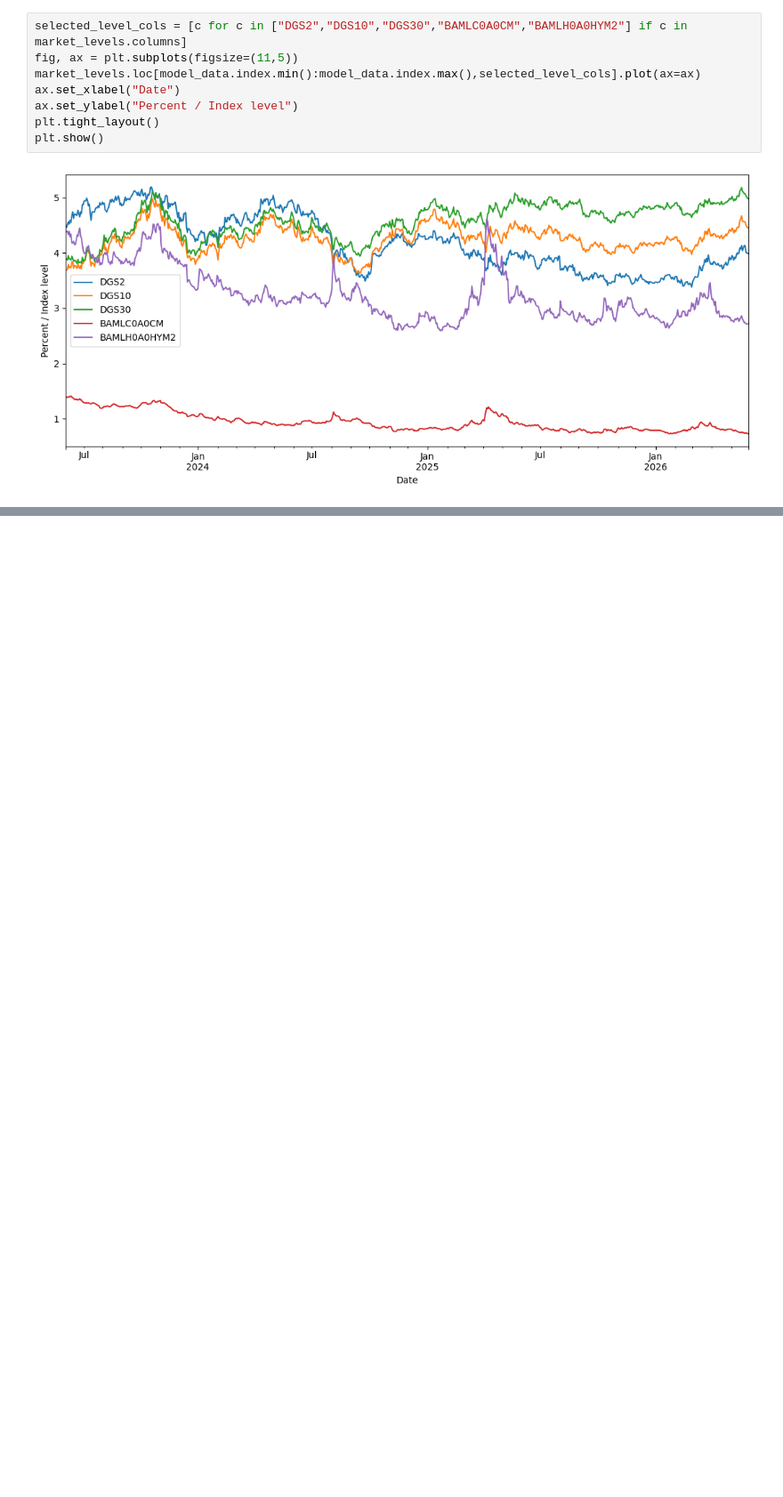
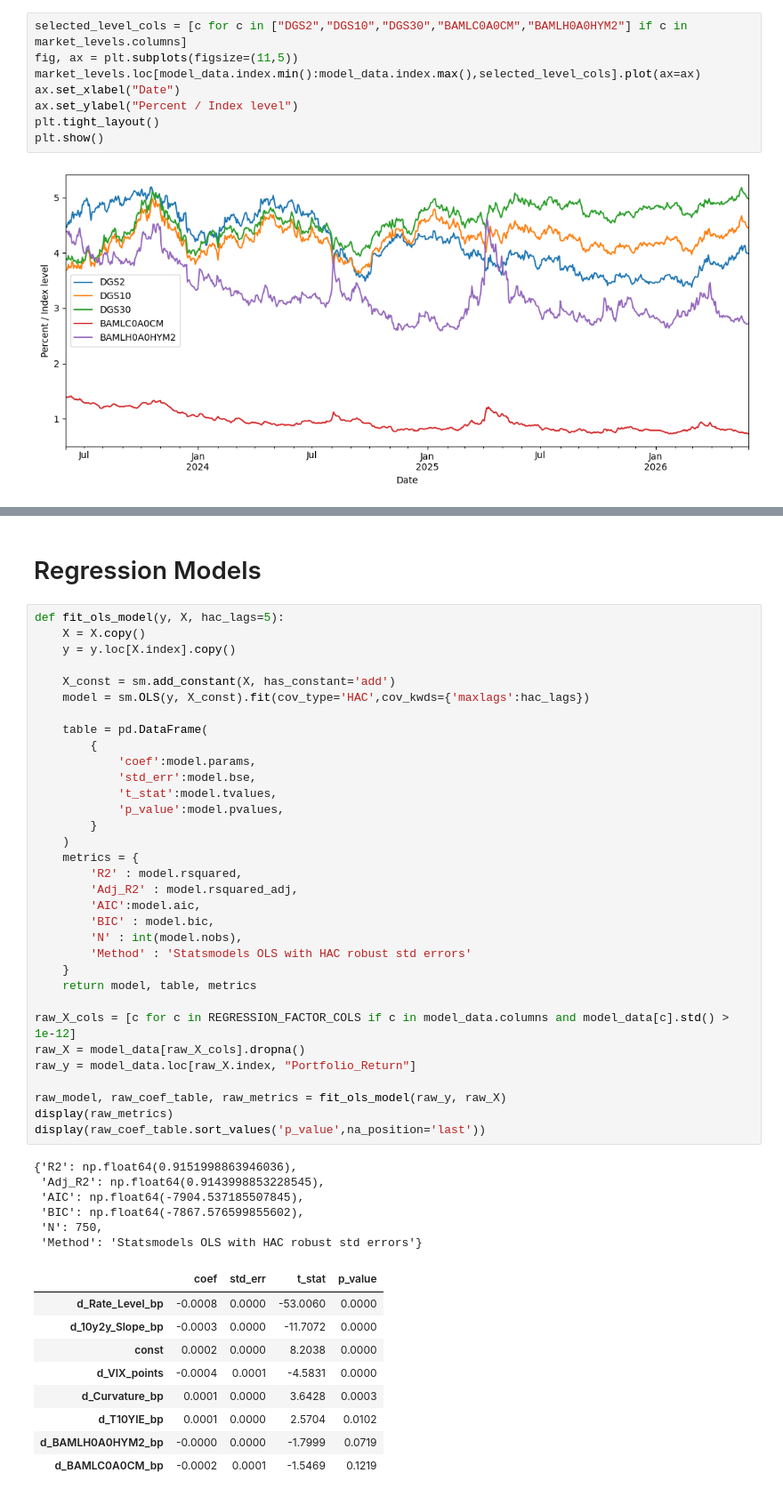
Before and after one commit to niranjanrao13/FixedIncomePortfolio-Analysis, a Jupyter notebook: notebooks/risk_analysis.ipynb, the cells around one changed output, grey strips where cells are left out. Shown at 89% size. Cells and saved outputs as stored; diff of their text form; blank space fills up the shorter version.

Commit message:
adding PCA and regression

```diff
--- a/notebooks/risk_analysis.ipynb
+++ b/notebooks/risk_analysis.ipynb
@@ -334,0 +384,51 @@ Portfolio_Return             1.0000
+# %% [markdown]
+# Regression Models
+# %%
+def fit_ols_model(y, X, hac_lags=5):
+    X = X.copy()
+    y = y.loc[X.index].copy()
+
+    X_const = sm.add_constant(X, has_constant='add')
+    model = sm.OLS(y, X_const).fit(cov_type='HAC',cov_kwds={'maxlags':hac_lags})
+
+    table = pd.DataFrame(
+        {
+            'coef':model.params,
+            'std_err':model.bse,
+            't_stat':model.tvalues,
+            'p_value':model.pvalues,
+        }
+    )
+    metrics = {
+        'R2' : model.rsquared,
+        'Adj_R2' : model.rsquared_adj,
+        'AIC':model.aic,
+        'BIC' : model.bic,
+        'N' : int(model.nobs),
+        'Method' : 'Statsmodels OLS with HAC robust std errors'
+    }
+    return model, table, metrics
+
+raw_X_cols = [c for c in REGRESSION_FACTOR_COLS if c in model_data.columns and model_data[c].std() > 1e-12]
+raw_X = model_data[raw_X_cols].dropna()
+raw_y = model_data.loc[raw_X.index, "Portfolio_Return"]
+
+raw_model, raw_coef_table, raw_metrics = fit_ols_model(raw_y, raw_X)
+display(raw_metrics)
+display(raw_coef_table.sort_values('p_value',na_position='last'))
+# %% [output]
+{'R2': np.float64(0.9151998863946036),
+ 'Adj_R2': np.float64(0.9143998853228545),
+ 'AIC': np.float64(-7904.537185507845),
+ 'BIC': np.float64(-7867.576599855602),
+ 'N': 750,
+ 'Method': 'Statsmodels OLS with HAC robust std errors'}
+|  | coef | std_err | t_stat | p_value |
+| d_Rate_Level_bp | -0.0008 | 0.0000 | -53.0060 | 0.0000 |
+| d_10y2y_Slope_bp | -0.0003 | 0.0000 | -11.7072 | 0.0000 |
+| const | 0.0002 | 0.0000 | 8.2038 | 0.0000 |
+| d_VIX_points | -0.0004 | 0.0001 | -4.5831 | 0.0000 |
+| d_Curvature_bp | 0.0001 | 0.0000 | 3.6428 | 0.0003 |
+| d_T10YIE_bp | 0.0001 | 0.0000 | 2.5704 | 0.0102 |
+| d_BAMLH0A0HYM2_bp | -0.0000 | 0.0000 | -1.7999 | 0.0719 |
+| d_BAMLC0A0CM_bp | -0.0002 | 0.0001 | -1.5469 | 0.1219 |
```
Also changed, not shown: parts of 7 cells of this notebook.
